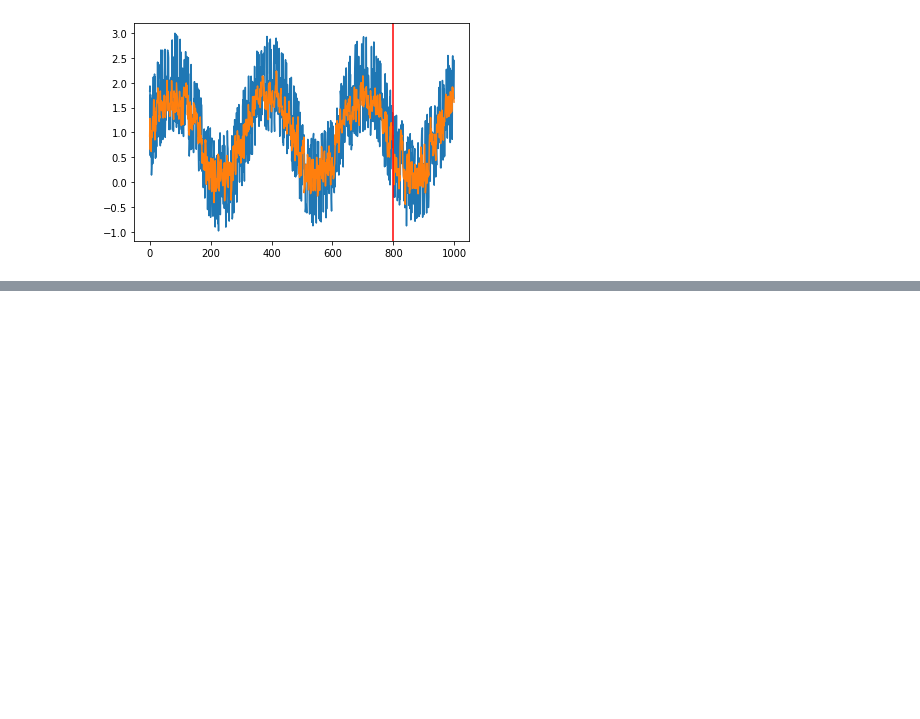
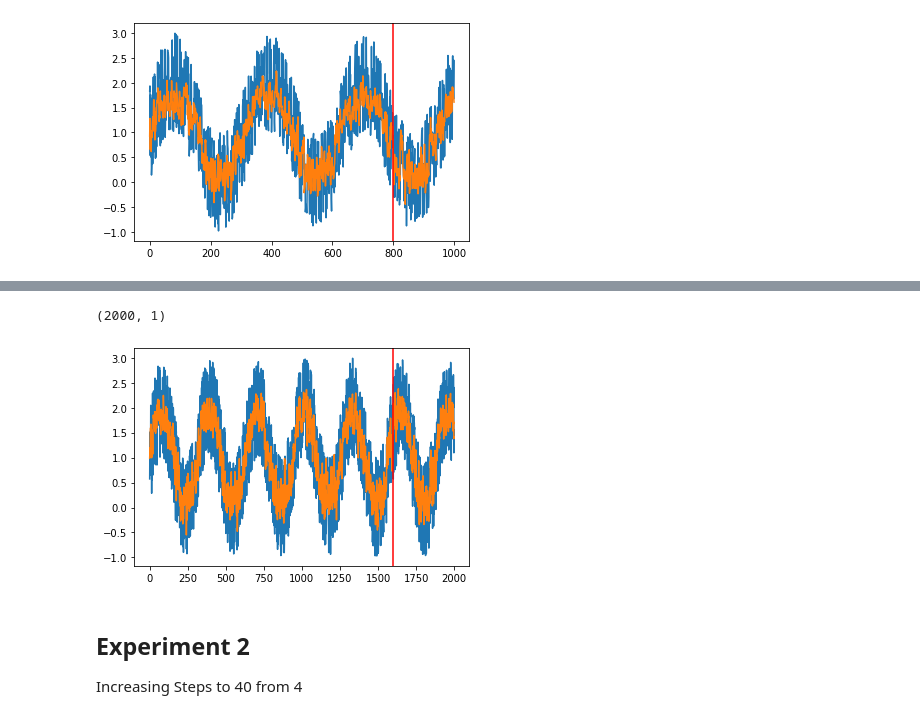
Before and after one commit to KillerStrike17/DeepLearning_for_NLP, a Jupyter notebook: Recurrent_Neural_Networks_101/Time_Series_Prediction.ipynb, the cells around one changed output, grey strips where cells are left out. Cells and saved outputs as stored; diff of their text form; code cells hidden in the pictures; blank space fills up the shorter version.

```diff
--- a/Recurrent_Neural_Networks_101/Time_Series_Prediction.ipynb
+++ b/Recurrent_Neural_Networks_101/Time_Series_Prediction.ipynb
@@ -174,0 +222,13 @@ plt.show()
+# %%
+# convert into dataset matrix
+def convertToMatrix(data, step):
+ X, Y =[], []
+ # print(data)
+ for i in range(len(data)-step):
+  d=i+step
+  # print(d)
+  X.append(data[i:d,])
+  Y.append(data[d,])
+  # if i == 7:
+  #   break
+ return np.array(X), np.array(Y)
@@ -174,0 +262,9 @@ plt.show()
+# %%
+model = Sequential()
+model.add(SimpleRNN(units=32, input_shape=(1,step), activation="relu"))
+# model.add(SimpleRNN(units = 64,return_sequences=True))
+# model.add(SimpleRNN(units = 32))
+model.add(Dense(8, activation="relu"))
+model.add(Dense(1))
+model.compile(loss='mean_squared_error', optimizer='rmsprop')
+model.summary()
@@ -174,0 +286,7 @@ plt.show()
+# %%
+model.fit(trainX,trainY,validation_data=(testX,testY), epochs=100, batch_size=32, verbose=1)
+trainPredict = model.predict(trainX)
+testPredict= model.predict(testX)
+print(testPredict.shape)
+predicted=np.concatenate((trainPredict,testPredict),axis=0)
+trainScore = model.evaluate(testX, testY, verbose=0)
@@ -174,0 +311,14 @@ plt.show()
+# %%
+index = df.index.values
+print(predicted.shape)
+plt.plot(index,df)
+plt.plot(index,predicted)
+plt.axvline(df.index[Tp], c="r")
+plt.show()
+# %% [output]
+(2000, 1)
+[figure, added]
+# %% [markdown]
+## Experiment 2
+
+Increasing Steps to 40 from 4
```
Also changed, not shown: parts of 29 cells of this notebook.
